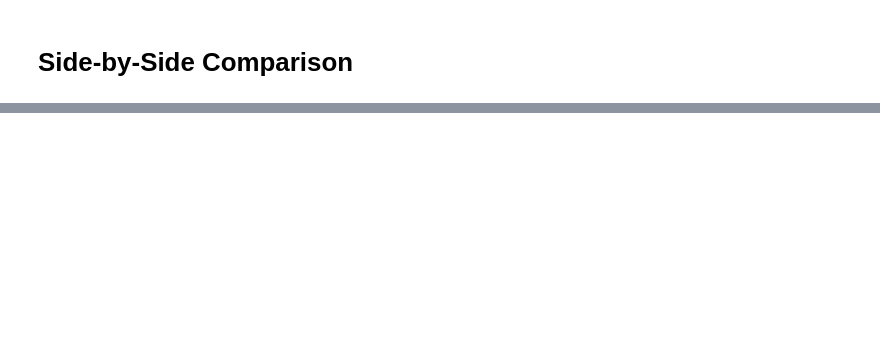
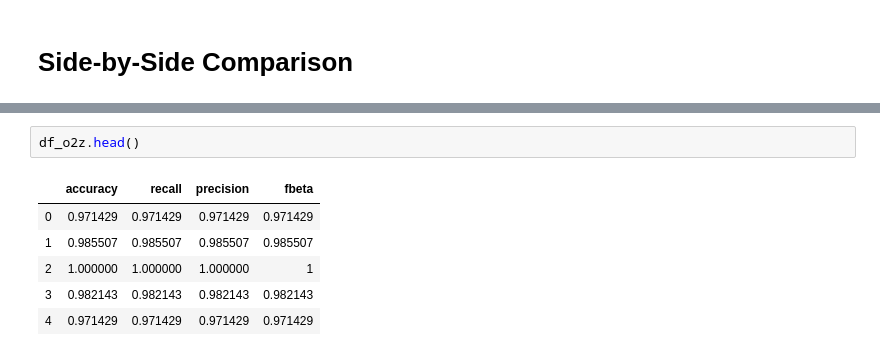
Before and after one commit to johanneshoetter/pointer_sort, a Jupyter notebook: PerformanceVisualization.ipynb, the cells around one changed output, grey strips where cells are left out. Saved outputs shown, nothing was run; the diff lists cells and outputs as text; blank space fills up the shorter version.

```diff
--- a/PerformanceVisualization.ipynb
+++ b/PerformanceVisualization.ipynb
@@ -130,0 +169,9 @@ for metric in colors.keys():
+# %%
+df_o2z.head()
+# %% [output]
+|  | accuracy | recall | precision | fbeta |
+| 0 | 0.971429 | 0.971429 | 0.971429 | 0.971429 |
+| 1 | 0.985507 | 0.985507 | 0.985507 | 0.985507 |
+| 2 | 1.000000 | 1.000000 | 1.000000 | 1 |
+| 3 | 0.982143 | 0.982143 | 0.982143 | 0.982143 |
+| 4 | 0.971429 | 0.971429 | 0.971429 | 0.971429 |
```
Also changed, not shown: parts of 18 cells of this notebook, 36 other files.
